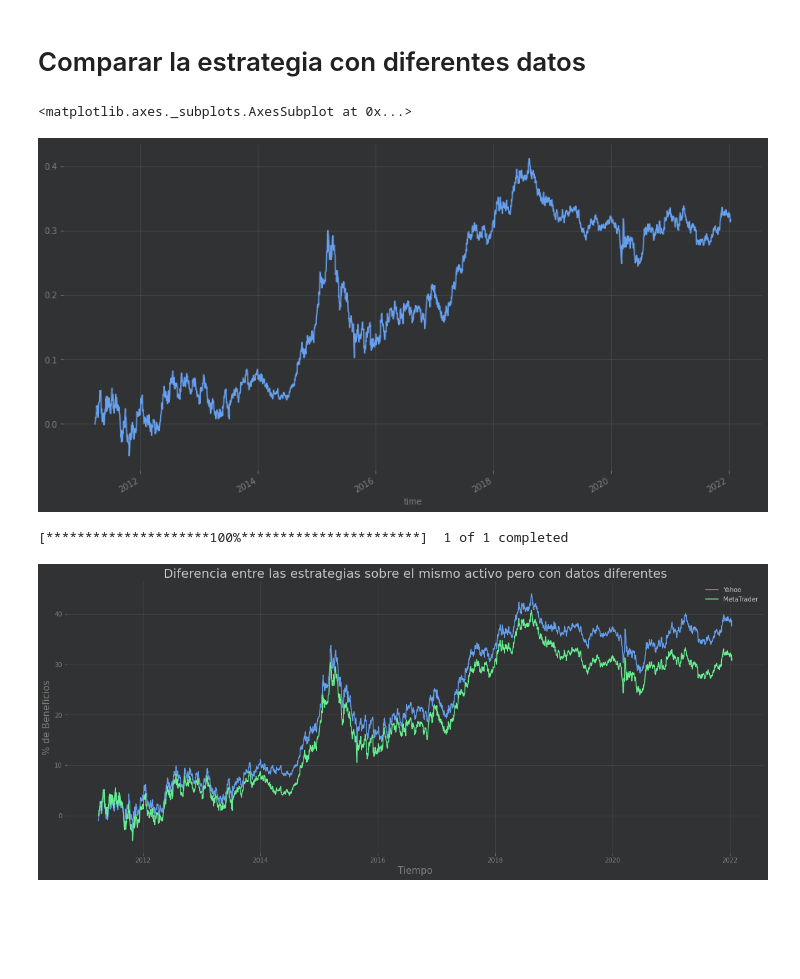
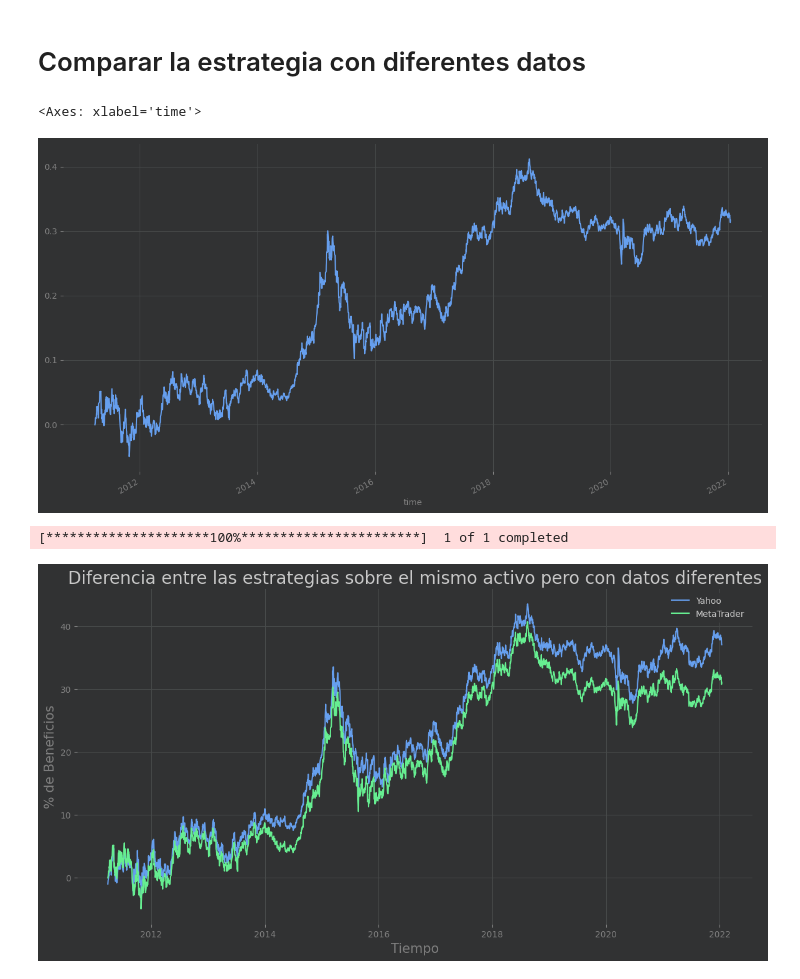
Before and after one commit to PacoDLC/trading-algoritmico-a-z-con-python, a Jupyter notebook: ES_TA_Capítulo_04_Crea_tu_primera_estrategia_de_trading.ipynb, the cells around one changed output. Saved outputs shown, nothing was run; the diff lists cells and outputs as text; code cells hidden in the pictures; blank space fills up the shorter version.

```diff
--- a/ES_TA_Capítulo_04_Crea_tu_primera_estrategia_de_trading.ipynb
+++ b/ES_TA_Capítulo_04_Crea_tu_primera_estrategia_de_trading.ipynb
@@ -238,36 +236,37 @@ SMA_strategy("EURUSD=X", yf=True).cumsum().plot(figsize=(15,8))
 # %% [markdown]
 # Comparar la estrategia con diferentes datos
 # %%
-SMA_strategy("EURUSD_D1.csv", mt5=True).cumsum().plot(figsize=(15,8))
+raw = "https://raw.githubusercontent.com/PacoDLC/trading-algoritmico-a-z-con-python/refs/heads/main/FOREX%20D1/EURUSD_D1.csv"
+SMA_strategy(raw, mt5 = True).cumsum().plot(figsize = (15,8))
 # %% [output]
-<matplotlib.axes._subplots.AxesSubplot at 0x...>
+<Axes: xlabel='time'>
 [figure]
 # %%
 # La misma estrategia pero con diferentes activos
-yahoo = SMA_strategy("EURUSD=X", yf=True)
-metatrader = SMA_strategy("EURUSD_D1.csv", mt5=True)
+yahoo = SMA_strategy("EURUSD=X", yf = True)
+metatrader = SMA_strategy(raw, mt5 = True)
 
-returns = pd.DataFrame([yahoo, metatrader], index=["Yahoo",
-                                                   "Broker"]).transpose().dropna().cumsum(axis=0)
+returns = pd.DataFrame([yahoo, metatrader], index = ["Yahoo",
+                                                     "Broker"]).transpose().dropna().cumsum(axis = 0)
 
 # Representar el gráfico
 
 # Adaptar el tamaño
-plt.figure(figsize=(20,8))
+plt.figure(figsize = (14,7))
 
 # Representar el retorno
 plt.plot(returns["Yahoo"]*100, label="Yahoo")
 plt.plot(returns["Broker"]*100, label="MetaTrader")
 
 # Título y nombre de los ejes
 plt.xlabel("Tiempo", size=15)
 plt.ylabel("% de Beneficios", size=15)
 plt.title("Diferencia entre las estrategias sobre el mismo activo pero con datos diferentes", size=20)
 
 
 # Leyenda
 plt.legend()
 plt.show()
 # %% [output]
 [*********************100%***********************]  1 of 1 completed
-[figure, old version]
+[figure, new version]
```
Also changed, not shown: parts of 11 cells of this notebook.
